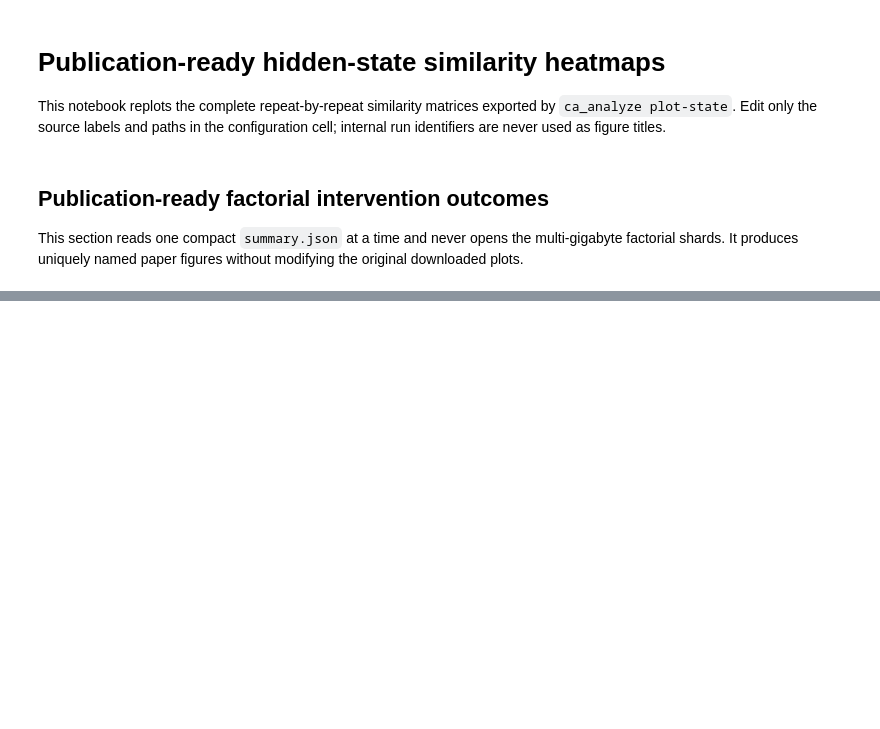
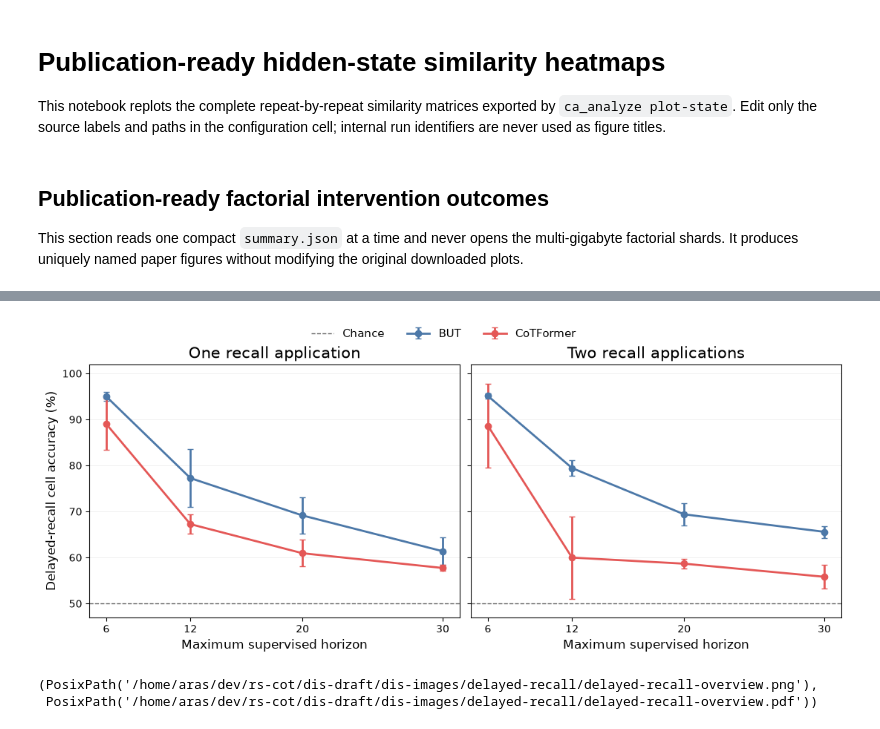
Before and after one commit to arskvnc22/cotf-private, a Jupyter notebook: cellular_automaton/plot_hidden_state_similarity.ipynb, the cells around one changed output, grey strips where cells are left out. Drawn from its saved outputs; the diff is of its cells as text; code cells hidden in the pictures; blank space fills up the shorter version.

```diff
--- a/cellular_automaton/plot_hidden_state_similarity.ipynb
+++ b/cellular_automaton/plot_hidden_state_similarity.ipynb
@@ -358,0 +405,45 @@ pd.DataFrame(factorial_plot_summaries)
+# %%
+overview_data = pd.concat(
+    [
+        read_delayed_summary(recall_applications, horizon)
+        for recall_applications in (1, 2)
+        for horizon in DELAYED_HORIZONS
+    ],
+    ignore_index=True,
+)
+
+fig, axes = plt.subplots(1, 2, figsize=(10.8, 4.2), sharey=True, constrained_layout=True)
+for axis, recall_applications in zip(axes, (1, 2)):
+    panel = overview_data[overview_data["recall_applications"].eq(recall_applications)]
+    for model in MODEL_ORDER:
+        values = panel[panel["model"].eq(model)].sort_values("maximum_horizon")
+        axis.errorbar(
+            values["maximum_horizon"],
+            100 * values["mean"],
+            yerr=100 * values["std"],
+            marker="o",
+            markersize=6,
+            linewidth=2,
+            capsize=3,
+            color=MODEL_COLORS[model],
+            label=MODEL_LABELS[model],
+        )
+    axis.axhline(50, color="#666666", linestyle="--", linewidth=1, label="Chance")
+    axis.set(
+        title=RECALL_LABELS[recall_applications],
+        xlabel="Maximum supervised horizon",
+        xticks=DELAYED_HORIZONS,
+        ylim=(47, 102),
+    )
+    axis.grid(axis="y", alpha=0.2, linewidth=0.7)
+axes[0].set_ylabel("Delayed-recall cell accuracy (%)")
+handles, labels = axes[0].get_legend_handles_labels()
+fig.legend(handles, labels, loc="upper center", ncol=3, frameon=False, bbox_to_anchor=(0.5, 1.08))
+overview_paths = save_delayed_figure(fig, "delayed-recall-overview")
+plt.show()
+plt.close(fig)
+overview_paths
+# %% [output]
+[figure, added]
+(PosixPath('/home/aras/dev/rs-cot/dis-draft/dis-images/delayed-recall/delayed-recall-overview.png'),
+ PosixPath('/home/aras/dev/rs-cot/dis-draft/dis-images/delayed-recall/delayed-recall-overview.pdf'))
```
Also changed, not shown: parts of 6 cells of this notebook, 25 other files.
